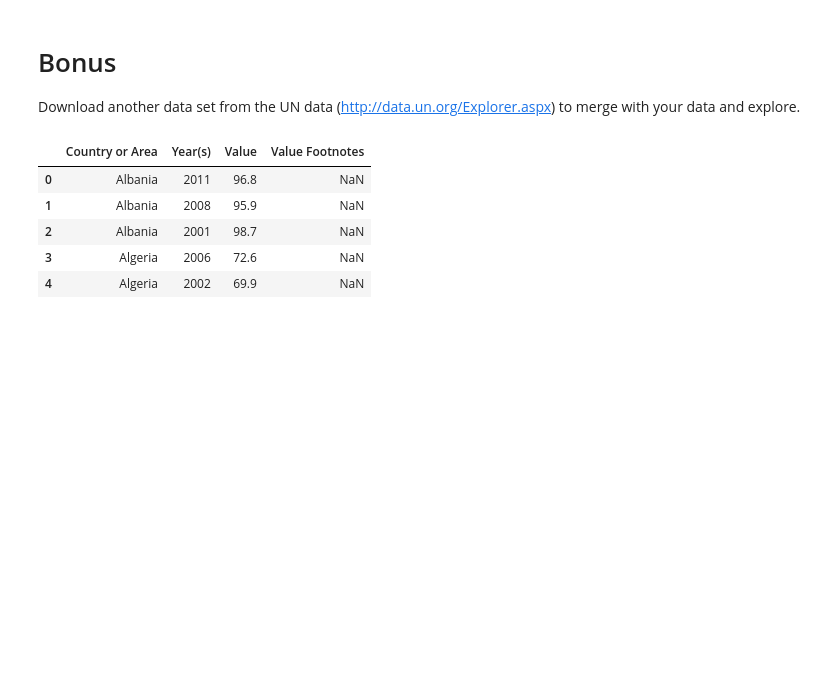
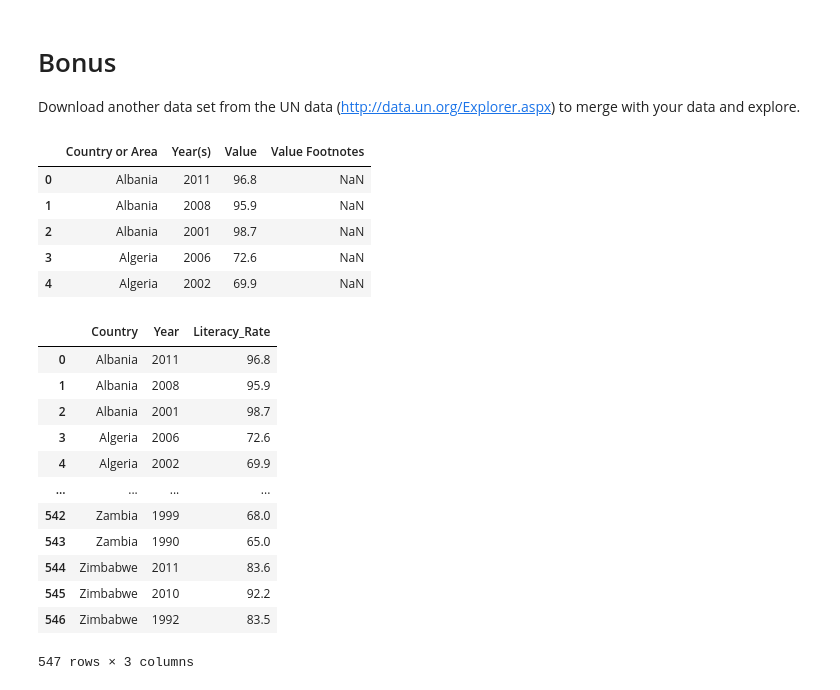
Before and after one commit to NSS-Data-Analytics-Cohort-11/undata-jessicabohannon, a Jupyter notebook: notebook/UN_Data.ipynb, the cells around one changed output. Drawn from its saved outputs; the diff is of its cells as text; code cells hidden in the pictures; blank space fills up the shorter version.

```diff
--- a/notebook/UN_Data.ipynb
+++ b/notebook/UN_Data.ipynb
@@ -659,0 +660,16 @@ literacy_df.head()
+# %%
+literacy_df
+# %% [output]
+|  | Country | Year | Literacy_Rate |
+| 0 | Albania | 2011 | 96.8 |
+| 1 | Albania | 2008 | 95.9 |
+| 2 | Albania | 2001 | 98.7 |
+| 3 | Algeria | 2006 | 72.6 |
+| 4 | Algeria | 2002 | 69.9 |
+| ... | ... | ... | ... |
+| 542 | Zambia | 1999 | 68.0 |
+| 543 | Zambia | 1990 | 65.0 |
+| 544 | Zimbabwe | 2011 | 83.6 |
+| 545 | Zimbabwe | 2010 | 92.2 |
+| 546 | Zimbabwe | 1992 | 83.5 |
+547 rows × 3 columns
```
Also changed, not shown: parts of 6 cells of this notebook.
